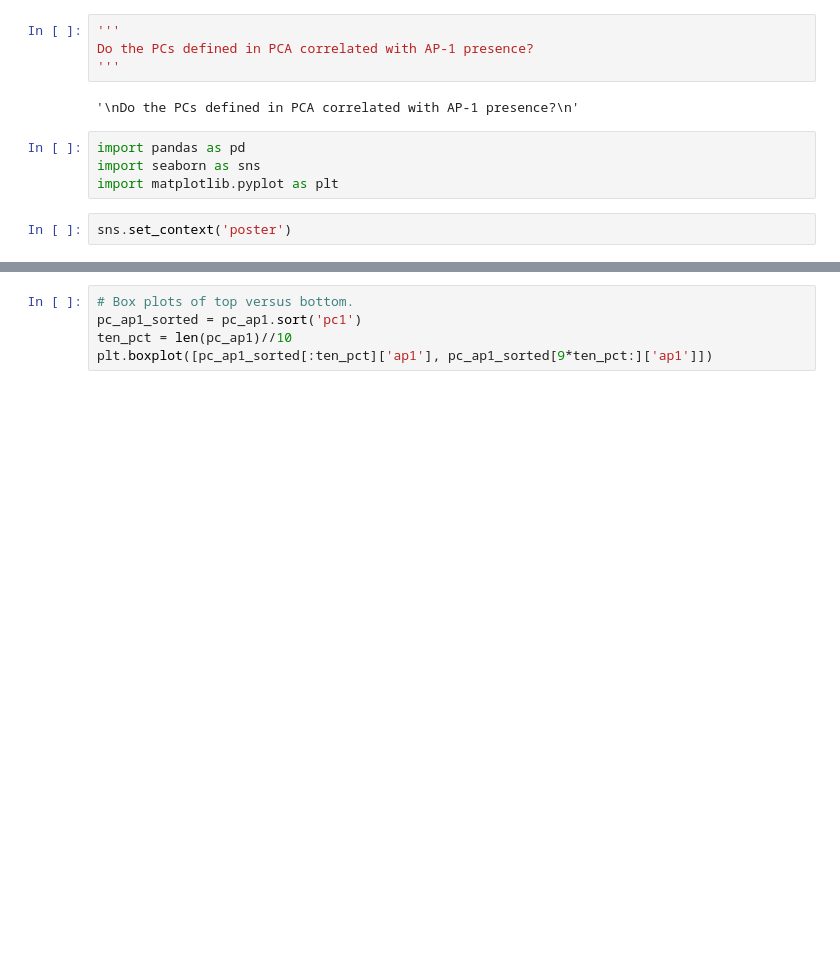
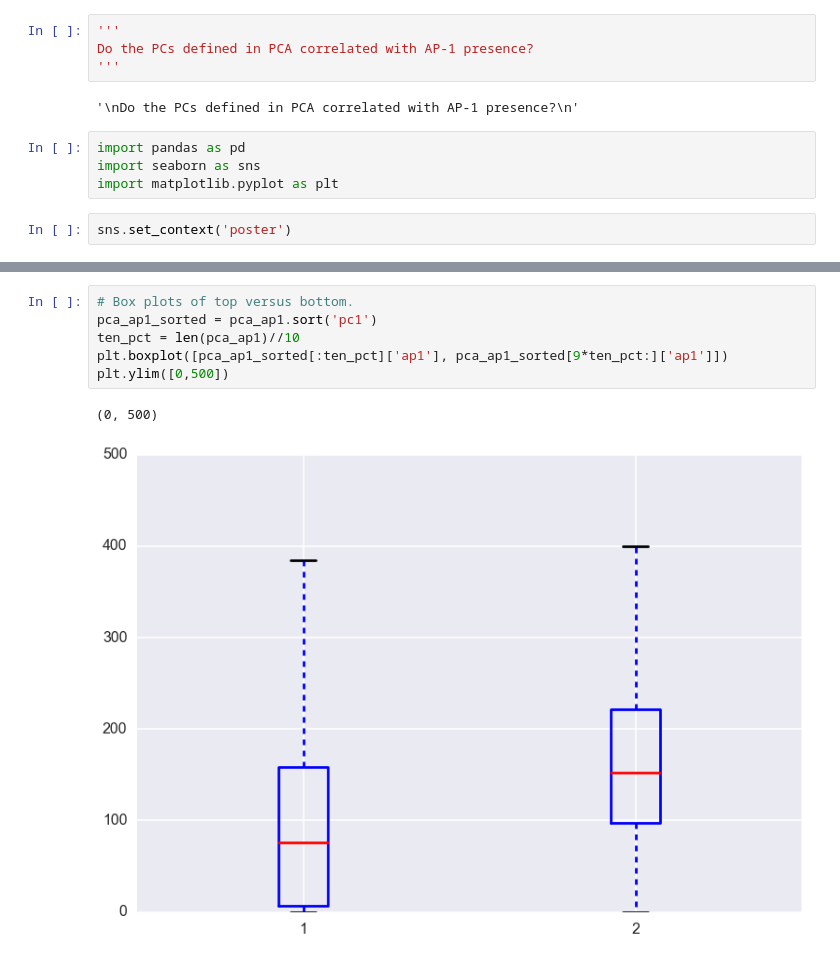
Before and after one commit to karmel/and-tcr-affinity, a Jupyter notebook: andtcr/rna/unsupervised/pca_ap1_correlation.ipynb, the cells around one changed output, grey strips where cells are left out. Drawn from its saved outputs; the diff is of its cells as text; blank space fills up the shorter version.

```diff
--- a/andtcr/rna/unsupervised/pca_ap1_correlation.ipynb
+++ b/andtcr/rna/unsupervised/pca_ap1_correlation.ipynb
@@ -48,5 +66,9 @@ plt.plot(pc_ap1['ap1'], pc_ap1['pc1'])
 # %%
 # Box plots of top versus bottom.
-pc_ap1_sorted = pc_ap1.sort('pc1')
-ten_pct = len(pc_ap1)//10
-plt.boxplot([pc_ap1_sorted[:ten_pct]['ap1'], pc_ap1_sorted[9*ten_pct:]['ap1']])
+pca_ap1_sorted = pca_ap1.sort('pc1')
+ten_pct = len(pca_ap1)//10
+plt.boxplot([pca_ap1_sorted[:ten_pct]['ap1'], pca_ap1_sorted[9*ten_pct:]['ap1']])
+plt.ylim([0,500])
+# %% [output]
+(0, 500)
+[figure, added]
```
Also changed, not shown: parts of 5 cells of this notebook, 2 other files.
